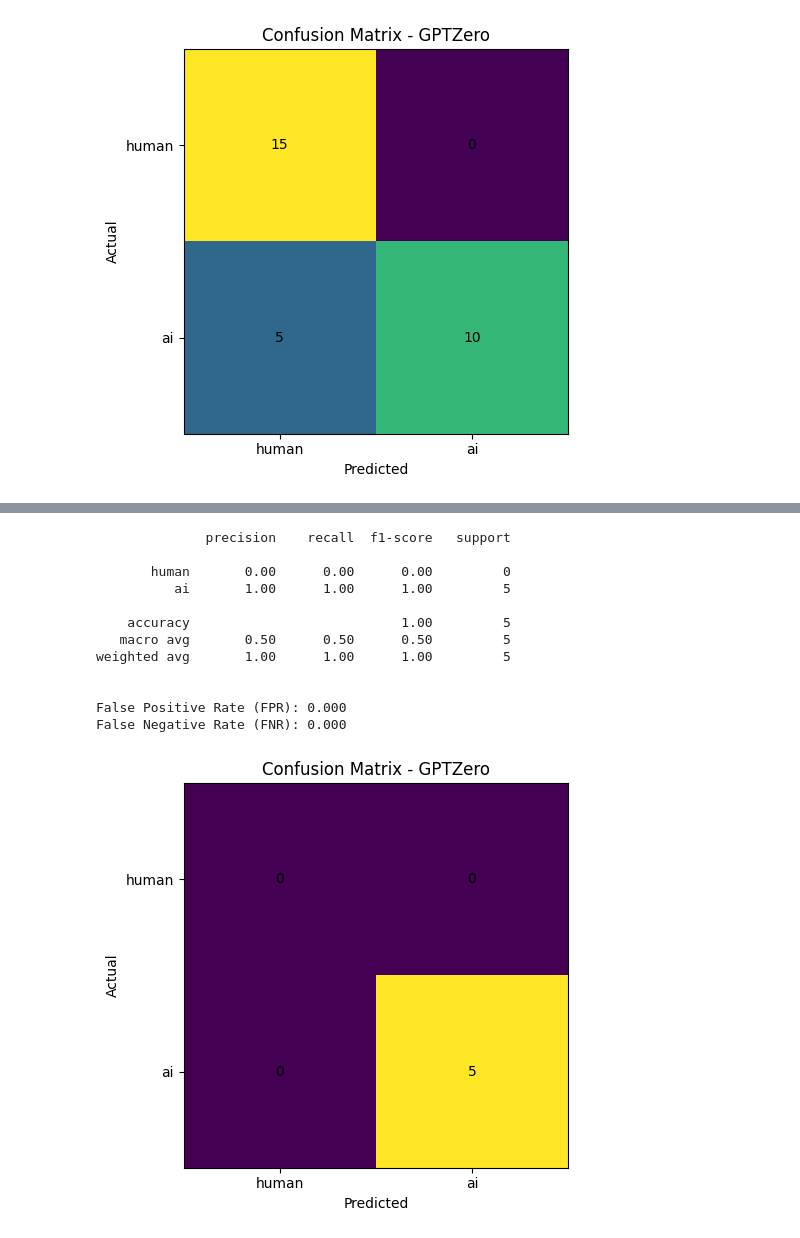
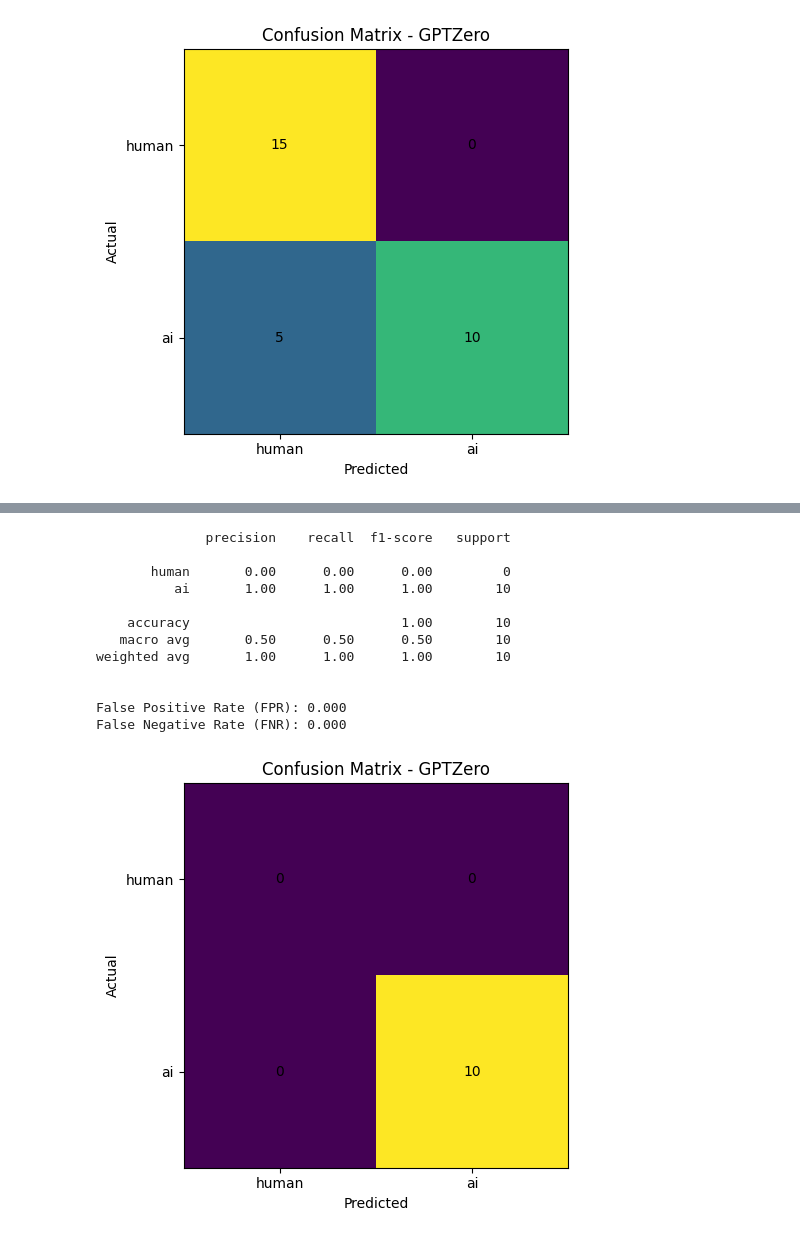
Before and after one commit to Ninj4M4ster/ai_generated_data_detection, a Jupyter notebook: project/notebook.ipynb, the cells around one changed output, grey strips where cells are left out. Saved outputs shown, nothing was run; the diff lists cells and outputs as text; code cells hidden in the pictures.

Commit message:
More prompts for text generation checked

```diff
--- a/project/notebook.ipynb
+++ b/project/notebook.ipynb
@@ -280,7 +283,12 @@ new_generated_texts = [
     "There’s something oddly satisfying about fixing small things around the house. It’s rarely about saving money or even necessity. More often, it’s the process: figuring out why a drawer sticks or why a hinge squeaks. You try something, fail, try again. Eventually it works, and the result is subtle but noticeable. No one else might care, but you know it’s better than before, and that’s enough.",
     "When people talk about productivity, they often focus on tools or routines, but I’ve found that timing matters more than anything else. Some days, even simple tasks feel heavy, while on others, complex work flows naturally. I’ve stopped forcing it as much. Instead, I try to notice when my attention is actually there and use that window well, even if it doesn’t align perfectly with a schedule.",
     "I once spent an afternoon in a small café where nothing particularly interesting happened. A few people came and went, someone read a newspaper, and the music changed every so often. Still, it felt like time slowed down just enough to notice details—the way cups were stacked, the rhythm of footsteps, the quiet pauses between conversations. It made me realize how much usually goes unnoticed.",
-    "Learning something new as an adult feels different than it did years ago. There’s less pressure to prove anything, but also less patience for confusion. You notice gaps more clearly. At the same time, there’s a kind of freedom in approaching things without expectations. Progress may be slower, but it feels more deliberate, like you’re choosing each step rather than being pushed along."
+    "Learning something new as an adult feels different than it did years ago. There’s less pressure to prove anything, but also less patience for confusion. You notice gaps more clearly. At the same time, there’s a kind of freedom in approaching things without expectations. Progress may be slower, but it feels more deliberate, like you’re choosing each step rather than being pushed along.",
+    "Cooking has become a small daily routine that I didn’t expect to enjoy as much as I do. At first it was just a practical necessity, but over time I started paying attention to small details: how ingredients change with heat, how timing affects texture, how simple combinations can produce different results. It’s not about making elaborate meals. Even basic dishes feel more satisfying when there is some intention behind them.",
+    "Public transport gives you a particular kind of perspective on a city. You see patterns that aren’t obvious when moving quickly: where people get on and off, how neighborhoods change gradually, how routines overlap. I often find myself observing rather than thinking about my destination. The journey becomes a sequence of small observations instead of a transition to somewhere else. It changes how time feels during the trip.",
+    "I’ve been trying to spend less time switching between tasks during the day. It’s easy to underestimate how much energy that consumes. When I focus on one thing for longer, even if it seems slower at first, the result is usually better. There’s less need to revisit and correct mistakes. It’s a simple adjustment, but it requires resisting the impulse to check something else every few minutes.",
+    "Weather has a subtle influence on how I structure my day. On colder days I tend to stay indoors and focus on quieter activities, while warmer days make it easier to go outside without much planning. It’s not a strict rule, but more of a tendency that shapes decisions without conscious effort. Paying attention to these patterns helps me understand why some days feel more productive or relaxed than others.",
+    "Over time I’ve become more aware of how small changes accumulate. Adjusting a routine slightly, rearranging a workspace, or changing how I start the morning can have a noticeable effect after a few weeks. None of these changes are dramatic on their own, but together they shift how the day unfolds. It’s a gradual process, easy to overlook unless you step back and compare it with how things used to be."
 ]
 
 y_pred_new_roberta = []
@@ -327,18 +335,18 @@ False Positive Rate (FPR): 0.000
 False Negative Rate (FNR): 0.200
 [figure]
 # %%
-evaluate("GPTZero", ["ai"] * len(new_generated_texts), ["ai", "ai", "ai", "ai", "ai"])
+evaluate("GPTZero", ["ai"] * len(new_generated_texts), ["ai", "ai", "ai", "ai", "ai", "ai", "ai", "ai", "ai", "ai"])
 # %% [output]
               precision    recall  f1-score   support
 
        human       0.00      0.00      0.00         0
-          ai       1.00      1.00      1.00         5
+          ai       1.00      1.00      1.00        10
 
-    accuracy                           1.00         5
-   macro avg       0.50      0.50      0.50         5
-weighted avg       1.00      1.00      1.00         5
+    accuracy                           1.00        10
+   macro avg       0.50      0.50      0.50        10
+weighted avg       1.00      1.00      1.00        10
 
 
 False Positive Rate (FPR): 0.000
 False Negative Rate (FNR): 0.000
-[figure, old version]
+[figure, new version]
```
Also changed, not shown: parts of 16 cells of this notebook, 2 other files.
